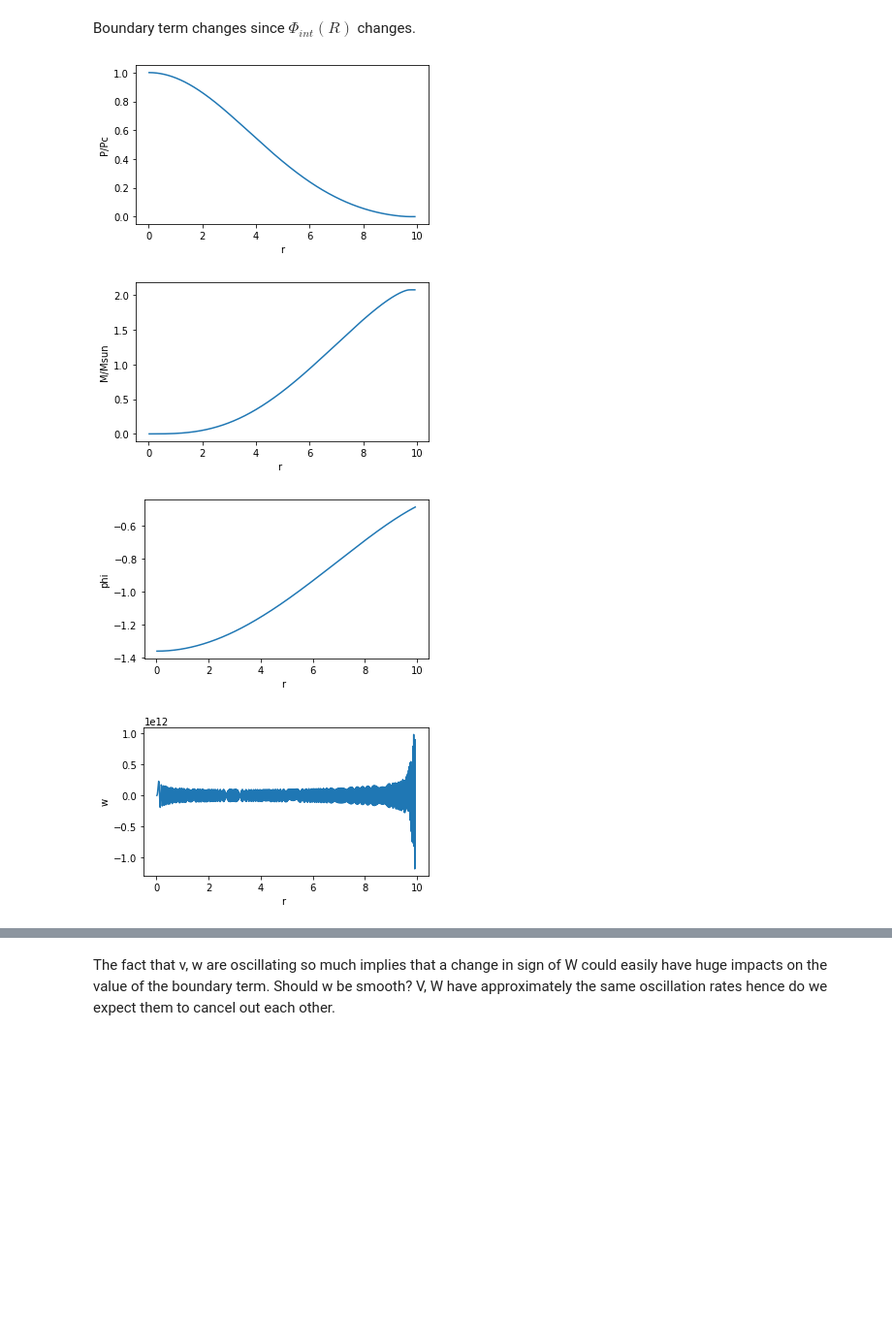
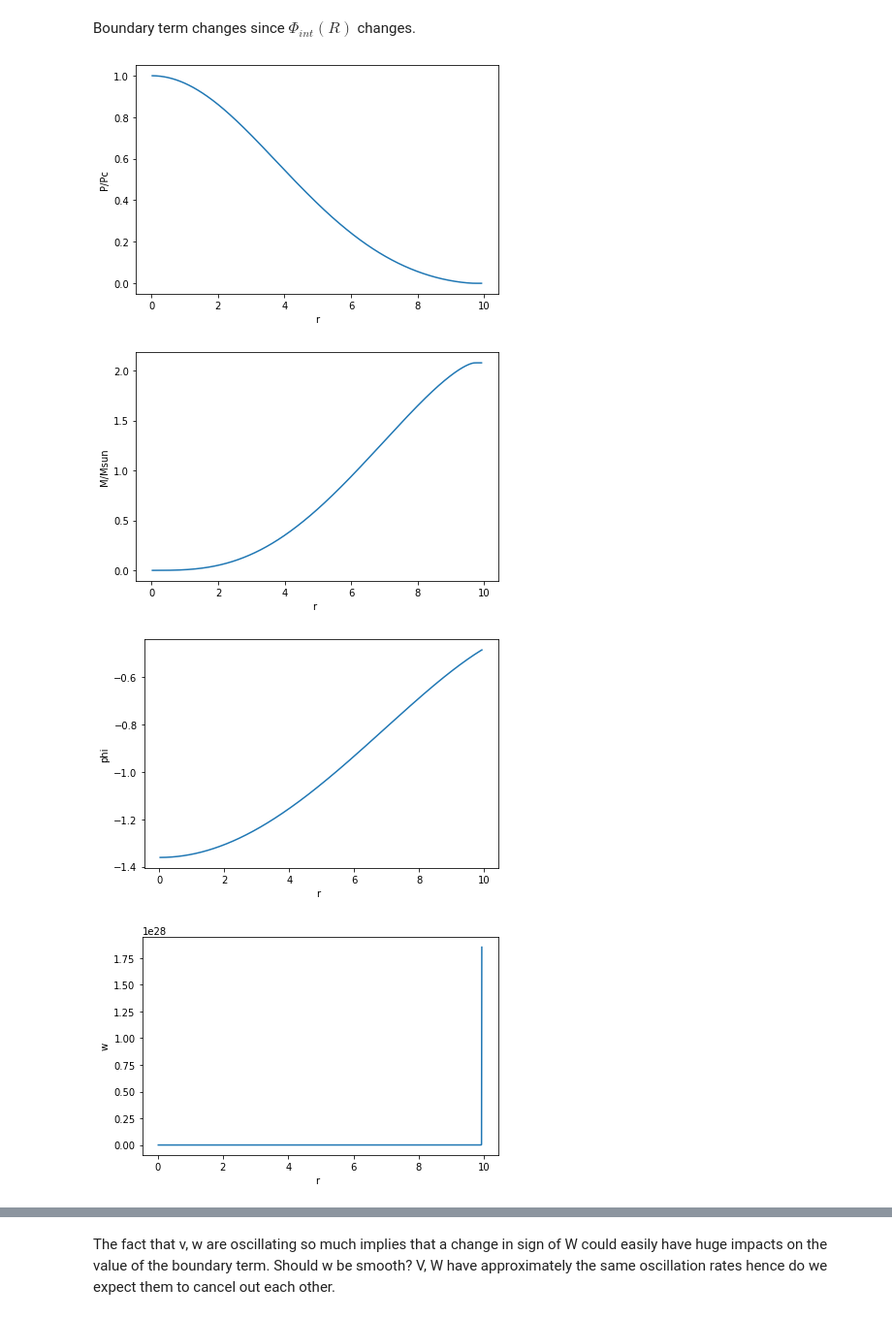
Before and after one commit to utkarsh7236/fmodes, a Jupyter notebook: cowling_approximation.ipynb, the cells around one changed output, grey strips where cells are left out. Shown: that part at 97% size. Cells and saved outputs as stored; diff of their text form; code cells hidden in the pictures; blank space fills up the shorter version.

```diff
--- a/cowling_approximation.ipynb
+++ b/cowling_approximation.ipynb
@@ -71,8 +71,8 @@ def _dPdr(r, P, M, e):
 
 # DIMENSIONS CHECKED
 def _dWdr(r, V, W, phi, dphidr, dedp, omega, lamda, l):
-    term1 = (omega**2) * (r**2) * np.exp(lamda - 2*phi)*V * (1/(c**2))
-    term2 = dphidr * W
+    term1 = (omega**2) * (r**2) * np.exp(lamda - 2*phi)*V
+    term2 = dphidr * W * (c**2)
     brackets = term1 + term2
     ret = dedp * brackets - l*(l+1)*np.exp(lamda)*V
     return ret
@@ -87,25 +87,29 @@ def coupledTOV(r, VEC, init_params):
     lamda = lamba_metric(M, r)
 
     e = EOS(P)
-#     cs = 1
-#     dedp = 1/(cs**2)
 
     eps = 1e-4
-    p_eval = np.linspace(P*(1-eps), P*(1+eps), 10)
+    p_eval = np.linspace(P*(1-eps), P*(1+eps), 3)
     e_eval = EOS(p_eval)
     dedp = np.mean(np.gradient(e_eval, p_eval, edge_order=2))
 
 #     dedp = approx_fprime(P, EOS, epsilon = eps)
 
     #Ideally you need to remove this once you fixed w, v plots.
-    dedp = min(dedp, 100) # UNPHYSICAL BUT USED TO SATISFY BAD BOUNDARY BEHAVIOUR
+#     dedp = min(dedp, 100) # UNPHYSICAL BUT USED TO SATISFY BAD BOUNDARY BEHAVIOUR
 
+    if dedp > 100:
+        print("ERROR")
+        print(dedp)
+        print()
+
+    drhodp = dedp / (c**2)
 
     dPdr = _dPdr(r, P, M, e)
     dMdr = _dMdr(r, e)
     dPhidr = _dPhidr(r, P, M)
-    dWdr = _dWdr(r, V, W, phi, dPhidr, dedp, omega, lamda, l)
-    dVdr = _dVdr(r, W, W, dPhidr, lamda)
+    dWdr = _dWdr(r, V, W, phi, dPhidr, drhodp, omega, lamda, l)
+    dVdr = _dVdr(r, V, W, dPhidr, lamda)
     ret = [dPdr, dMdr, dPhidr, dWdr, dVdr]
     return ret
 # %%
@@ -114,8 +118,8 @@ def df_to_ep(df):
     e_den = df.energy_densityc2
     e_den_normed = e_den#/n_den
     p = df.pressurec2
-    e_den_normed = e_den_normed*(c**2)
-    pressure = p*(c**2)
+    e_den_normed = e_den_normed*((2.998e10)**2)
+    pressure = p*((2.998e10)**2)
     return e_den_normed.to_numpy(), pressure.to_numpy()
 
 def get_ep(e, p):
@@ -209,7 +217,7 @@ e_c = e0
 m0 = e_c/(c**2) * 4/3 * np.pi * r_i**3
 
 phi0 = -1 #Arbitrary guess
-omega = 1e3 #Arbitrary guess
+omega = 1e3*(2*np.pi) #Arbitrary guess
 
 C = 1 # Arbitrary constant
 l = 2
@@ -220,7 +228,7 @@ init_VEC = [p_c, m0, phi0, W0, V0]
 msun = 2e33
 p_min = min(p)
 
-M_guess = 1.5 * msun
+M_guess = 1.4 * msun
 R_guess = 10 * km2cm
 
 # Integrate
@@ -264,12 +272,6 @@ print(f"Boundary Term: {boundary_wv(r_R, p_R, m_R, omega, phi_int, v_R)}")
 delta_phi = phi_int - phi_ext
 phi0 =  phi0 - delta_phi
 
-# Repeated Integration
-C = 1 # Arbitrary constant
-
-W0 =  C   * r_i ** (l+1)
-V0 = -C/l * r_i ** (l)
-
 init_VEC = [p_c, m0, phi0, W0, V0]
 msun = 2e33
 p_min = min(p)
@@ -291,7 +293,7 @@ schild = (1-2*G*m_R/(c**2*r_R))
 interior = np.exp(2*phi[-1])
 
 phi_ext = 0.5 * np.log(schild) #At surface
-phi_int = phi[-1] #At surface
+phi_int = phi_R #At surface
 
 print("== Repeated Integration == ")
 print(f"Star has mass {m_R/msun:.1f} Msun and radius {r_R/km2cm:.1f}km")
@@ -320,36 +376,36 @@ Boundary term changes since $\Phi_{int}(R)$ changes.
 # %%
 r_arr = r_arr/km2cm
 
 plt.figure()
 plt.plot(r_arr, p/p_c)
 plt.xlabel("r")
 plt.ylabel("P/Pc")
 
 plt.figure()
 plt.plot(r_arr, m/msun)
 plt.xlabel("r ")
 plt.ylabel("M/Msun")
 plt.show()
 
 plt.figure()
 plt.plot(r_arr, phi)
 plt.xlabel("r ")
 plt.ylabel("phi")
 plt.show()
 
 plt.figure()
 plt.plot(r_arr, w)
 plt.xlabel("r ")
 plt.ylabel("w")
 plt.show()
 
 plt.figure()
-plt.plot(r_arr, v)
+plt.plot(r_arr, -v)
 plt.xlabel("r ")
-plt.ylabel("v")
+plt.ylabel("-v")
 plt.show()
 # %% [output]
-[figure, old version]
+[figure, new version]
-[figure, old version]
+[figure, new version]
-[figure, old version]
+[figure, new version]
-[figure, old version]
+[figure, new version]
```
Also changed, not shown: parts of 9 cells of this notebook, 1 other file.
